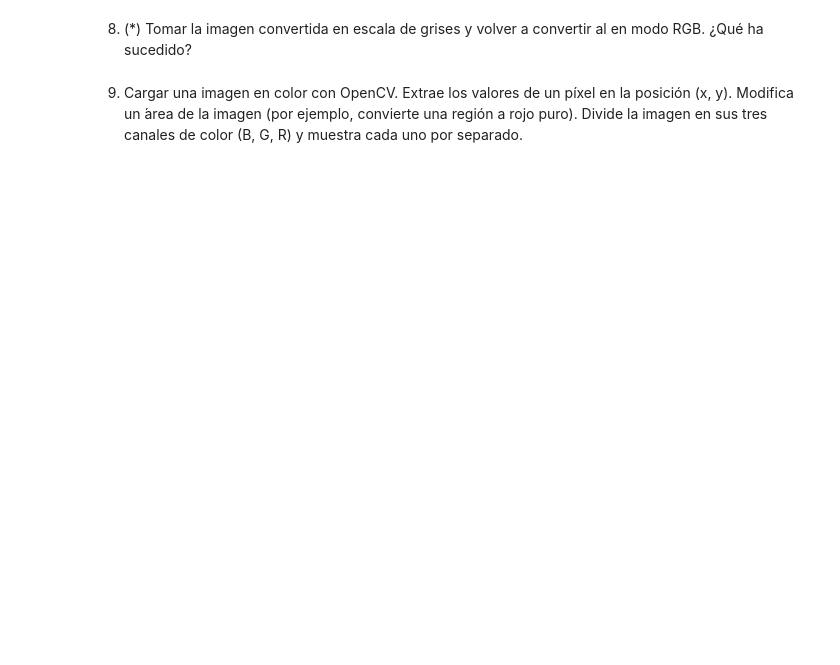
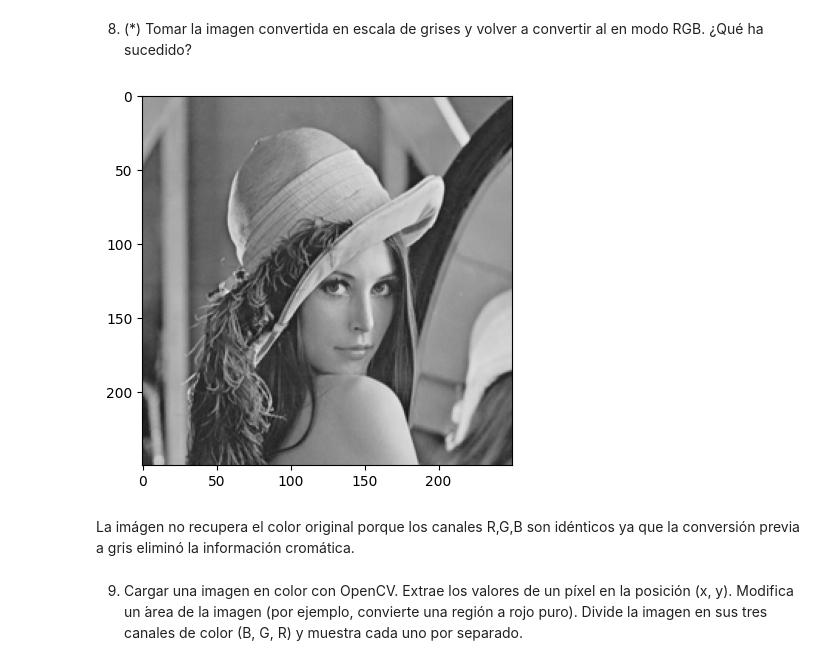
Before and after one commit to Yeu07/Image-Processing, a Jupyter notebook: TP1/TP1.ipynb, the cells around one changed output. Drawn from its saved outputs; the diff is of its cells as text; code cells hidden in the pictures; blank space fills up the shorter version.

```diff
--- a/TP1/TP1.ipynb
+++ b/TP1/TP1.ipynb
@@ -29,6 +29,14 @@ class ImageManager:
     cv2.imshow('image', image)
     cv2.waitKey(0)  # Esperar hasta que se presione una tecla
     cv2.destroyAllWindows()  # Cierra la ventana después
+
+  # Método para guardar imágenes
+  def save_image(self,image,path,title):
+    # Combinar ruta y nombre del archivo
+    full_path = f"{path}/{title}"
+
+    # Guardar la imagen con cv2.imwrite
+    success = cv2.imwrite(full_path, image)
 
   # Método para mostrar imágenes con matplotlib
   def show_image_matplotlib(self,image):
@@ -213,5 +278,13 @@ lenna_CMYK = lenna_CMYK.convert("CMYK")
 # %% [markdown]
 8. (*) Tomar la imagen convertida en escala de grises y volver a convertir al en modo RGB. ¿Qué ha
 sucedido?
+# %%
+lenna_gray_to_rgb = image_conversor.cv2_color_conversor(lenna_cvtColor, cv2.COLOR_GRAY2RGB)
+
+image_manager.show_image_matplotlib(lenna_gray_to_rgb)
+# %% [output]
+[figure, added]
+# %% [markdown]
+La imágen no recupera el color original porque los canales R,G,B son idénticos ya que la conversión previa a gris eliminó la información cromática.
 # %% [markdown]
 9. Cargar una imagen en color con OpenCV. Extrae los valores de un píxel en la posición (x, y). Modifica un  ́area de la imagen (por ejemplo, convierte una región a rojo puro). Divide la imagen en sus tres canales de color (B, G, R) y muestra cada uno por separado.
```
Also changed, not shown: parts of 16 cells of this notebook, 3 other files.
